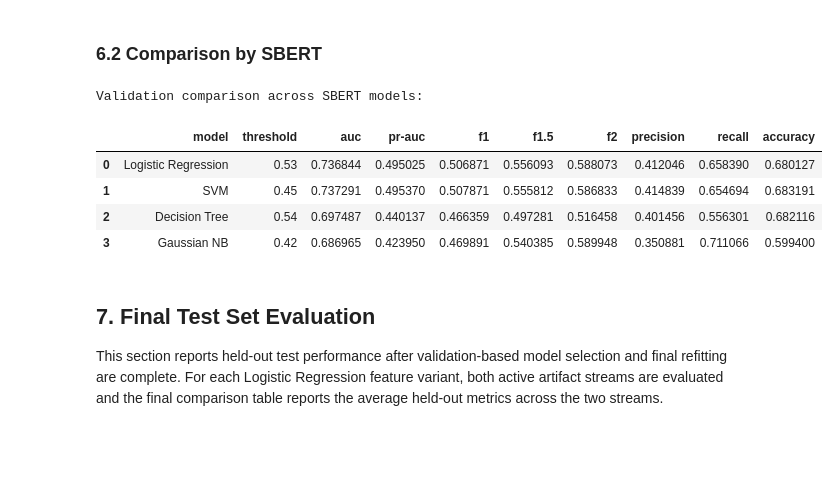
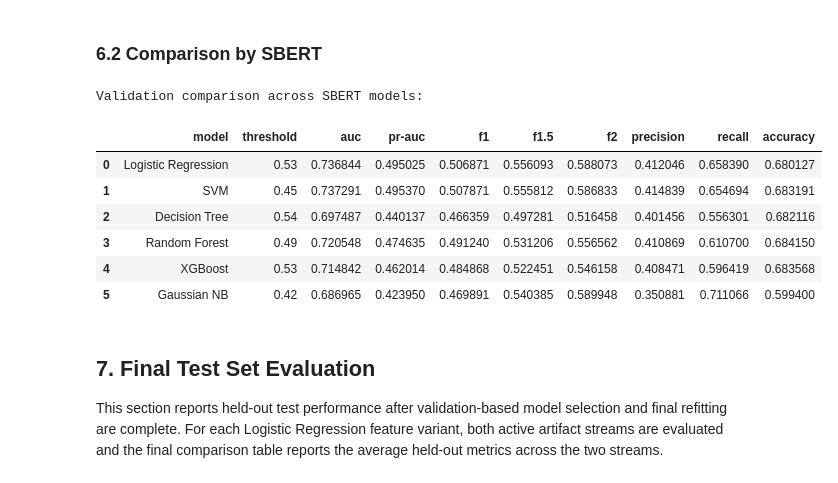
Before and after one commit to lzrcode-816/3244-Group-17-IMDB-Spoiler-Detection, a Jupyter notebook: Group17_ProjectDeSpoiler_Model.ipynb, the cells around one changed output. Saved outputs shown, nothing was run; the diff lists cells and outputs as text; code cells hidden in the pictures; blank space fills up the shorter version.

```diff
--- a/Group17_ProjectDeSpoiler_Model.ipynb
+++ b/Group17_ProjectDeSpoiler_Model.ipynb
@@ -757,17 +758,15 @@ DT_TFIDF_FIXED_THRESHOLD = 0.53
 DT_SBERT_FIXED_PARAMS = [{'max_depth': 10, 'min_samples_split': 10, 'min_samples_leaf': 10, 'ccp_alpha': 0.0}, {'max_depth': 10, 'min_samples_split': 10, 'min_samples_leaf': 10, 'ccp_alpha': 0.0}]
 DT_SBERT_FIXED_THRESHOLD = 0.54
 
-RF_TFIDF_FIXED_PARAMS = [None, None]
-# [{"n_estimators": 100, "max_depth": 20, "min_samples_split": 5, "min_samples_leaf": 2},
-# {"n_estimators": 100, "max_depth": 20, "min_samples_split": 5, "min_samples_leaf": 2},]
-RF_TFIDF_FIXED_THRESHOLD = None
-RF_SBERT_FIXED_PARAMS = [None, None]  # e.g. [{"n_estimators": 100, "max_depth": 20, "min_samples_split": 5, "min_samples_leaf": 2}, {...}]
-RF_SBERT_FIXED_THRESHOLD = None
+RF_TFIDF_FIXED_PARAMS = [{'n_estimators': 100, 'min_samples_split': 5, 'min_samples_leaf': 5, 'max_features': 'sqrt', 'max_depth': 20}, {'n_estimators': 100, 'min_samples_split': 5, 'min_samples_leaf': 5, 'max_features': 'sqrt', 'max_depth': 20}]
+RF_TFIDF_FIXED_THRESHOLD = 0.49
+RF_SBERT_FIXED_PARAMS = [{'n_estimators': 100, 'min_samples_split': 5, 'min_samples_leaf': 5, 'max_features': 'sqrt', 'max_depth': 20}, {'n_estimators': 100, 'min_samples_split': 5, 'min_samples_leaf': 5, 'max_features': 'sqrt', 'max_depth': 20}]
+RF_SBERT_FIXED_THRESHOLD = 0.49
 
-XGB_TFIDF_FIXED_PARAMS = [None, None]  # e.g. [{"n_estimators": 100, "max_depth": 4, "learning_rate": 0.05, "subsample": 0.85, "colsample_bytree": 0.8, "min_child_weight": 1.0}, {...}]
-XGB_TFIDF_FIXED_THRESHOLD = None
-XGB_SBERT_FIXED_PARAMS = [None, None]  # e.g. [{"n_estimators": 200, "max_depth": 6, "learning_rate": 0.03, "subsample": 0.85, "colsample_bytree": 0.8, "min_child_weight": 3.0}, {...}]
-XGB_SBERT_FIXED_THRESHOLD = None
+XGB_TFIDF_FIXED_PARAMS = [{"n_estimators": 50, "max_depth": 4, "learning_rate": 0.1, "subsample": 0.85, "colsample_bytree": 1.0, "min_child_weight": 1.0}, {"n_estimators": 50, "max_depth": 4, "learning_rate": 0.1, "subsample": 0.85, "colsample_bytree": 1.0, "min_child_weight": 1.0}]
+XGB_TFIDF_FIXED_THRESHOLD = 0.47
+XGB_SBERT_FIXED_PARAMS = [{"n_estimators": 50, "max_depth": 4, "learning_rate": 0.1, "subsample": 0.85, "colsample_bytree": 1.0, "min_child_weight": 1.0}, {"n_estimators": 50, "max_depth": 4, "learning_rate": 0.1, "subsample": 0.85, "colsample_bytree": 1.0, "min_child_weight": 1.0}]
+XGB_SBERT_FIXED_THRESHOLD = 0.53
 
 # Naive Bayes
 MNB_TFIDF_FIXED_ALPHA = 0.0001
@@ -5288,58 +5431,60 @@ validation_sbert_comparison_rows = [
         "precision": dt_sbert_validation_summary_selected_threshold.iloc[0]["precision"],
         "recall": dt_sbert_validation_summary_selected_threshold.iloc[0]["recall"],
         "accuracy": dt_sbert_validation_summary_selected_threshold.iloc[0]["accuracy"],
     },
-    # {
-    #     "model": "Random Forest",
-    #     "threshold": rf_sbert_best_threshold,
-    #     "auc": rf_sbert_validation_summary_selected_threshold.iloc[0]["auc"],
-    #     "pr-auc": rf_sbert_validation_summary_selected_threshold.iloc[0]["average_precision"],
-    #     "f1": rf_sbert_validation_summary_selected_threshold.iloc[0]["f1"],
-    #     "f1.5": rf_sbert_validation_summary_selected_threshold.iloc[0]["f1.5"],
-    #     "f2": rf_sbert_validation_summary_selected_threshold.iloc[0]["f2"],
-    #     "precision": rf_sbert_validation_summary_selected_threshold.iloc[0]["precision"],
-    #     "recall": rf_sbert_validation_summary_selected_threshold.iloc[0]["recall"],
-    #     "accuracy": rf_sbert_validation_summary_selected_threshold.iloc[0]["accuracy"],
-    # },
-    # {
-    #     "model": "XGBoost",
-    #     "threshold": xgb_sbert_best_threshold,
-    #     "auc": xgb_sbert_validation_summary_selected_threshold.iloc[0]["auc"],
-    #     "pr-auc": xgb_sbert_validation_summary_selected_threshold.iloc[0]["average_precision"],
-    #     "f1": xgb_sbert_validation_summary_selected_threshold.iloc[0]["f1"],
-    #     "f1.5": xgb_sbert_validation_summary_selected_threshold.iloc[0]["f1.5"],
-    #     "f2": xgb_sbert_validation_summary_selected_threshold.iloc[0]["f2"],
-    #     "precision": xgb_sbert_validation_summary_selected_threshold.iloc[0]["precision"],
-    #     "recall": xgb_sbert_validation_summary_selected_threshold.iloc[0]["recall"],
-    #     "accuracy": xgb_sbert_validation_summary_selected_threshold.iloc[0]["accuracy"],
-    # },
+    {
+        "model": "Random Forest",
+        "threshold": rf_sbert_best_threshold,
+        "auc": rf_sbert_validation_summary_selected_threshold.iloc[0]["auc"],
+        "pr-auc": rf_sbert_validation_summary_selected_threshold.iloc[0]["average_precision"],
+        "f1": rf_sbert_validation_summary_selected_threshold.iloc[0]["f1"],
+        "f1.5": rf_sbert_validation_summary_selected_threshold.iloc[0]["f1.5"],
+        "f2": rf_sbert_validation_summary_selected_threshold.iloc[0]["f2"],
+        "precision": rf_sbert_validation_summary_selected_threshold.iloc[0]["precision"],
+        "recall": rf_sbert_validation_summary_selected_threshold.iloc[0]["recall"],
+        "accuracy": rf_sbert_validation_summary_selected_threshold.iloc[0]["accuracy"],
+    },
+    {
+        "model": "XGBoost",
+        "threshold": xgb_sbert_best_threshold,
+        "auc": xgb_sbert_validation_summary_selected_threshold.iloc[0]["auc"],
+        "pr-auc": xgb_sbert_validation_summary_selected_threshold.iloc[0]["average_precision"],
+        "f1": xgb_sbert_validation_summary_selected_threshold.iloc[0]["f1"],
+        "f1.5": xgb_sbert_validation_summary_selected_threshold.iloc[0]["f1.5"],
+        "f2": xgb_sbert_validation_summary_selected_threshold.iloc[0]["f2"],
+        "precision": xgb_sbert_validation_summary_selected_threshold.iloc[0]["precision"],
+        "recall": xgb_sbert_validation_summary_selected_threshold.iloc[0]["recall"],
+        "accuracy": xgb_sbert_validation_summary_selected_threshold.iloc[0]["accuracy"],
+    },
     {
         "model": "Gaussian NB",
         "threshold": gnb_sbert_best_threshold,
         "auc": gnb_sbert_validation_summary_selected_threshold.iloc[0]["auc"],
         "pr-auc": gnb_sbert_validation_summary_selected_threshold.iloc[0]["average_precision"],
         "f1": gnb_sbert_validation_summary_selected_threshold.iloc[0]["f1"],
         "f1.5": gnb_sbert_validation_summary_selected_threshold.iloc[0]["f1.5"],
         "f2": gnb_sbert_validation_summary_selected_threshold.iloc[0]["f2"],
         "precision": gnb_sbert_validation_summary_selected_threshold.iloc[0]["precision"],
         "recall": gnb_sbert_validation_summary_selected_threshold.iloc[0]["recall"],
         "accuracy": gnb_sbert_validation_summary_selected_threshold.iloc[0]["accuracy"],
     },
 ]
 
 validation_sbert_comparison_df = pd.DataFrame(validation_sbert_comparison_rows)
 
 print("Validation comparison across SBERT models:")
 display(
     validation_sbert_comparison_df[["model", "threshold"] + validation_sbert_metric_cols].round(6)
 )
 # %% [output]
 Validation comparison across SBERT models:
 |  | model | threshold | auc | pr-auc | f1 | f1.5 | f2 | precision | recall | accuracy |
 | 0 | Logistic Regression | 0.53 | 0.736844 | 0.495025 | 0.506871 | 0.556093 | 0.588073 | 0.412046 | 0.658390 | 0.680127 |
 | 1 | SVM | 0.45 | 0.737291 | 0.495370 | 0.507871 | 0.555812 | 0.586833 | 0.414839 | 0.654694 | 0.683191 |
 | 2 | Decision Tree | 0.54 | 0.697487 | 0.440137 | 0.466359 | 0.497281 | 0.516458 | 0.401456 | 0.556301 | 0.682116 |
-| 3 | Gaussian NB | 0.42 | 0.686965 | 0.423950 | 0.469891 | 0.540385 | 0.589948 | 0.350881 | 0.711066 | 0.599400 |
+| 3 | Random Forest | 0.49 | 0.720548 | 0.474635 | 0.491240 | 0.531206 | 0.556562 | 0.410869 | 0.610700 | 0.684150 |
+| 4 | XGBoost | 0.53 | 0.714842 | 0.462014 | 0.484868 | 0.522451 | 0.546158 | 0.408471 | 0.596419 | 0.683568 |
+| 5 | Gaussian NB | 0.42 | 0.686965 | 0.423950 | 0.469891 | 0.540385 | 0.589948 | 0.350881 | 0.711066 | 0.599400 |
 # %% [markdown]
 ## 7. Final Test Set Evaluation
 
```
Also changed, not shown: parts of 19 cells of this notebook.
